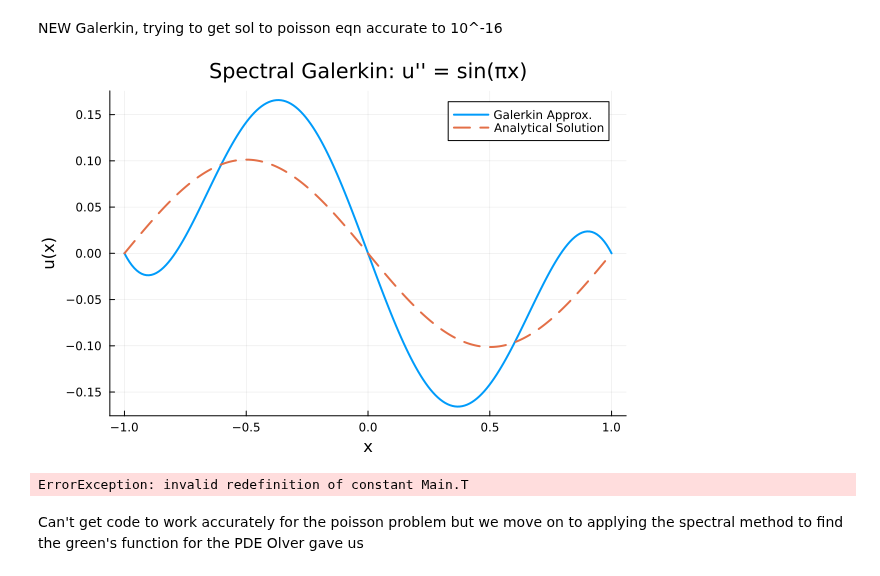
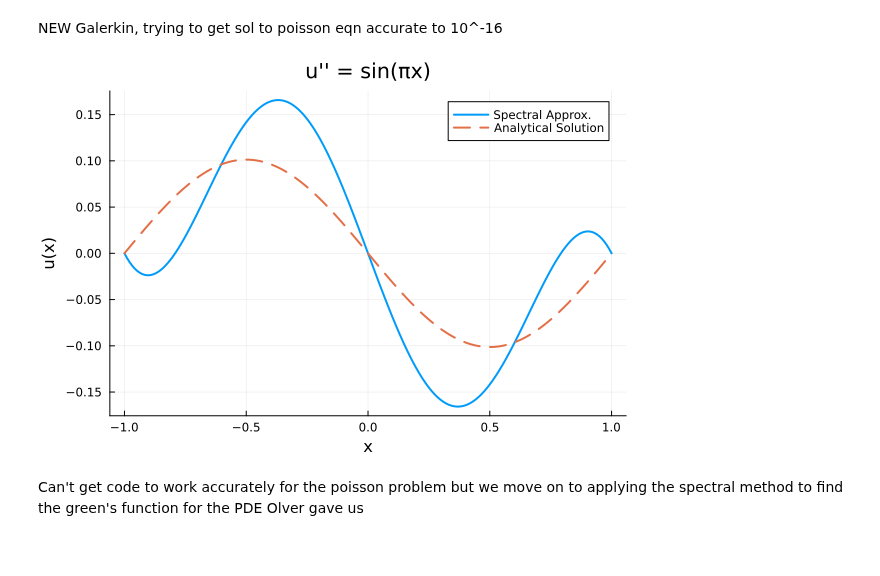
Before and after one commit to cgjunior3-14/M2R-Learning-Greens-Functions, a Jupyter notebook: Spectral-Galerkin.ipynb, the cells around one changed output. Drawn from its saved outputs; the diff is of its cells as text; code cells hidden in the pictures.

```diff
--- a/Spectral-Galerkin.ipynb
+++ b/Spectral-Galerkin.ipynb
@@ -424,61 +424,35 @@ using ClassicalOrthogonalPolynomials, Plots
 f(x) = sin(π*x)
 Tbasis = ChebyshevT()  # Chebyshev basis
 Cbasis = Ultraspherical(2)  # Ultraspherical basis for calculating 2nd derivative
 
 x = axes(Tbasis,1)  # quasi-vector
 D_2 = Cbasis \ diff(Tbasis,2)  # Finds second derivative and converts basis from Chebyshev to Ultraspherical
 
 L = D_2
 rhs = transform(Tbasis,f)  # Transforms RHS to Chebyshev coefficients
 
 # Solve PDE Lu = f, BCs: u(-1) = u(1) = 0
 A = [Tbasis[[-1, 1], :]; L]
 b = [0; 0; rhs]
 u_coeffs = A \ b
 
 
 # Evaluate solution
 x_plot = LinRange(-1, 1, 200)
 u_approx = (Tbasis * u_coeffs)[x_plot]
 
 # Analytical solution
 u_true = -sin.(π .* x_plot) ./ π^2
 
 # Plot
-plot(x_plot, u_approx, label="Galerkin Approx.", lw=2, grid=true)
+plot(x_plot, u_approx, label="Spectral Approx.", lw=2, grid=true)
 plot!(x_plot, u_true, label="Analytical Solution", lw=2, ls=:dash)
-title!("Spectral Galerkin: u'' = sin(πx)")
+title!("u'' = sin(πx)")
 xlabel!("x")
 ylabel!("u(x)")
 
 # NOT ACCURATE
 # %% [output]
-[figure, old version]
+[figure, new version]
-# %%
-using ClassicalOrthogonalPolynomials, Plots
-
-# Define basis
-T = ChebyshevT()
-C = Ultraspherical(2)  # Corresponds to (1 - x^2)^(3/2) weight
-x = axes(T,1)
-
-# Define second derivative operator in ultraspherical basis
-D₂ = C \ diff(T,2)
-
-# Define right-hand side f(x) = sin(pi * x), and convert to Chebyshev coefficients
-f_fun(x) = sin(pi * x)
-f_coeffs = transform(T, f_fun)
-
-# Construct the full operator and boundary conditions
-A = [T[[-1,1],:]; D₂]             # Boundary rows + differential operator
-b = [0.0; 0.0; f_coeffs]          # Boundary conditions u(-1) = u(1) = 0
-
-# Solve the linear system for coefficients of u(x)
-u_coeffs = A \ b
-
-# Plot the solution
-plot(T * u_coeffs, label="u(x)", title="Solution to u'' = sin(πx)", xlabel="x", ylabel="u(x)")
-# %% [output]
-ErrorException: invalid redefinition of constant Main.T
 # %% [markdown]
 Can't get code to work accurately for the poisson problem but we move on to applying the spectral method to find the green's function for the PDE Olver gave us
```
